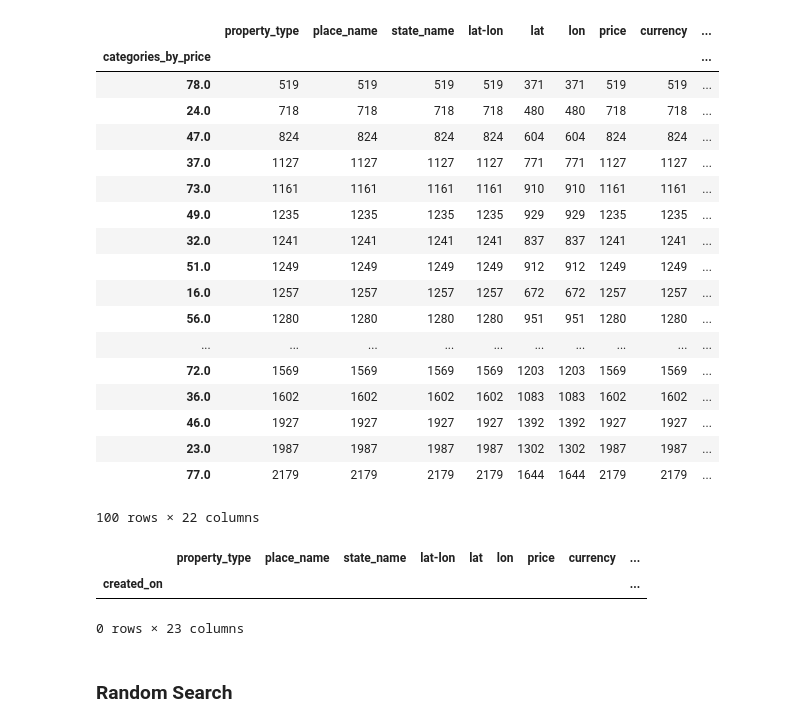
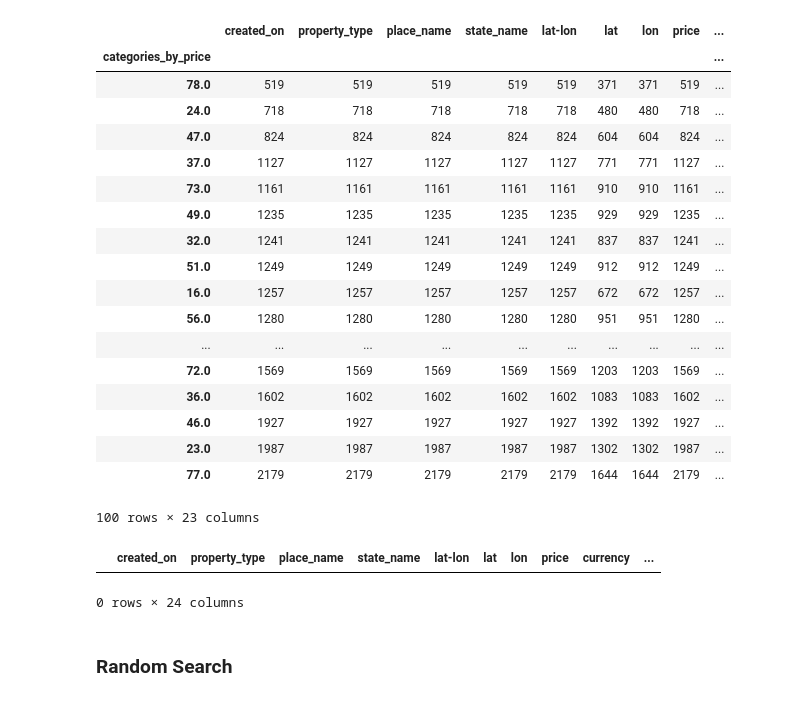
Before and after one commit to AlejandroDaneri/Machine-Learning-Properati, a Jupyter notebook: Random Forest Total.ipynb, the cells around one changed output. Saved outputs shown, nothing was run; the diff lists cells and outputs as text; code cells hidden in the pictures.

```diff
--- a/Random Forest Total.ipynb
+++ b/Random Forest Total.ipynb
@@ -18,7 +18,7 @@ from sklearn.ensemble import RandomForestClassifier
 from sklearn.preprocessing import StandardScaler
 from sklearn.model_selection import GridSearchCV, RandomizedSearchCV, RandomizedSearchCV, ShuffleSplit
 
-properati = pd.read_csv('datos/properati_final.csv',index_col=0,error_bad_lines=False)
+properati = pd.read_csv('datos/properati_final.csv',error_bad_lines=False)
 # %% [output]
 [interactive output not drawn]
 # %%
@@ -40,41 +40,42 @@ properati['property_type'] = le_tipo.transform(tipos_prop)
 # %%
 cant_buckets = 100
 
 #buckets
 cantidad,rango = np.histogram(properati['price_per_m2'], bins=cant_buckets)
 #properati['categories_by_price']=pd.cut(properati['price_per_m2'],rango,labels=np.arange(cant_buckets),include_lowest=True)
 properati['categories_by_price']=pd.qcut(x=properati['price_per_m2'],q=cant_buckets,labels=np.arange(cant_buckets))
 
 #properati['price_range']=pd.cut(properati['price_per_m2'],rango)
 
-#lo casteo a float porque si no tira error
+#casteo porque si no tira error
 properati['categories_by_price']=properati['categories_by_price'].astype(np.float64)
+properati['anio'] = [x.year for x in properati['created_on'] ]
+
 properati.groupby('categories_by_price').count().sort_values('price')
 # %% [output]
-|  | property_type | place_name | state_name | lat-lon | lat | lon | price | currency | ... |
+|  | created_on | property_type | place_name | state_name | lat-lon | lat | lon | price | ... |
 | categories_by_price |  |  |  |  |  |  |  |  | ... |
-| 78.0 | 519 | 519 | 519 | 519 | 371 | 371 | 519 | 519 | ... |
-| 24.0 | 718 | 718 | 718 | 718 | 480 | 480 | 718 | 718 | ... |
-| 47.0 | 824 | 824 | 824 | 824 | 604 | 604 | 824 | 824 | ... |
-| 37.0 | 1127 | 1127 | 1127 | 1127 | 771 | 771 | 1127 | 1127 | ... |
-| 73.0 | 1161 | 1161 | 1161 | 1161 | 910 | 910 | 1161 | 1161 | ... |
-| 49.0 | 1235 | 1235 | 1235 | 1235 | 929 | 929 | 1235 | 1235 | ... |
-| 32.0 | 1241 | 1241 | 1241 | 1241 | 837 | 837 | 1241 | 1241 | ... |
-| 51.0 | 1249 | 1249 | 1249 | 1249 | 912 | 912 | 1249 | 1249 | ... |
-| 16.0 | 1257 | 1257 | 1257 | 1257 | 672 | 672 | 1257 | 1257 | ... |
-| 56.0 | 1280 | 1280 | 1280 | 1280 | 951 | 951 | 1280 | 1280 | ... |
+| 78.0 | 519 | 519 | 519 | 519 | 519 | 371 | 371 | 519 | ... |
+| 24.0 | 718 | 718 | 718 | 718 | 718 | 480 | 480 | 718 | ... |
+| 47.0 | 824 | 824 | 824 | 824 | 824 | 604 | 604 | 824 | ... |
+| 37.0 | 1127 | 1127 | 1127 | 1127 | 1127 | 771 | 771 | 1127 | ... |
+| 73.0 | 1161 | 1161 | 1161 | 1161 | 1161 | 910 | 910 | 1161 | ... |
+| 49.0 | 1235 | 1235 | 1235 | 1235 | 1235 | 929 | 929 | 1235 | ... |
+| 32.0 | 1241 | 1241 | 1241 | 1241 | 1241 | 837 | 837 | 1241 | ... |
+| 51.0 | 1249 | 1249 | 1249 | 1249 | 1249 | 912 | 912 | 1249 | ... |
+| 16.0 | 1257 | 1257 | 1257 | 1257 | 1257 | 672 | 672 | 1257 | ... |
+| 56.0 | 1280 | 1280 | 1280 | 1280 | 1280 | 951 | 951 | 1280 | ... |
 | ... | ... | ... | ... | ... | ... | ... | ... | ... | ... |
-| 72.0 | 1569 | 1569 | 1569 | 1569 | 1203 | 1203 | 1569 | 1569 | ... |
-| 36.0 | 1602 | 1602 | 1602 | 1602 | 1083 | 1083 | 1602 | 1602 | ... |
-| 46.0 | 1927 | 1927 | 1927 | 1927 | 1392 | 1392 | 1927 | 1927 | ... |
-| 23.0 | 1987 | 1987 | 1987 | 1987 | 1302 | 1302 | 1987 | 1987 | ... |
-| 77.0 | 2179 | 2179 | 2179 | 2179 | 1644 | 1644 | 2179 | 2179 | ... |
+| 72.0 | 1569 | 1569 | 1569 | 1569 | 1569 | 1203 | 1203 | 1569 | ... |
+| 36.0 | 1602 | 1602 | 1602 | 1602 | 1602 | 1083 | 1083 | 1602 | ... |
+| 46.0 | 1927 | 1927 | 1927 | 1927 | 1927 | 1392 | 1392 | 1927 | ... |
+| 23.0 | 1987 | 1987 | 1987 | 1987 | 1987 | 1302 | 1302 | 1987 | ... |
+| 77.0 | 2179 | 2179 | 2179 | 2179 | 2179 | 1644 | 1644 | 2179 | ... |
-100 rows × 22 columns
+100 rows × 23 columns
 # %%
 properati.loc[properati['categories_by_price']!= properati['categories_by_price']].sort_values('price') #veo si clasifico una a categoria Nan
 # %% [output]
-|  | property_type | place_name | state_name | lat-lon | lat | lon | price | currency | ... |
-| created_on |  |  |  |  |  |  |  |  | ... |
+|  | created_on | property_type | place_name | state_name | lat-lon | lat | lon | price | currency | ... |
-0 rows × 23 columns
+0 rows × 24 columns
 # %%
 #preparo set de datos
```
Also changed, not shown: parts of 3 cells of this notebook, 11 other files.
